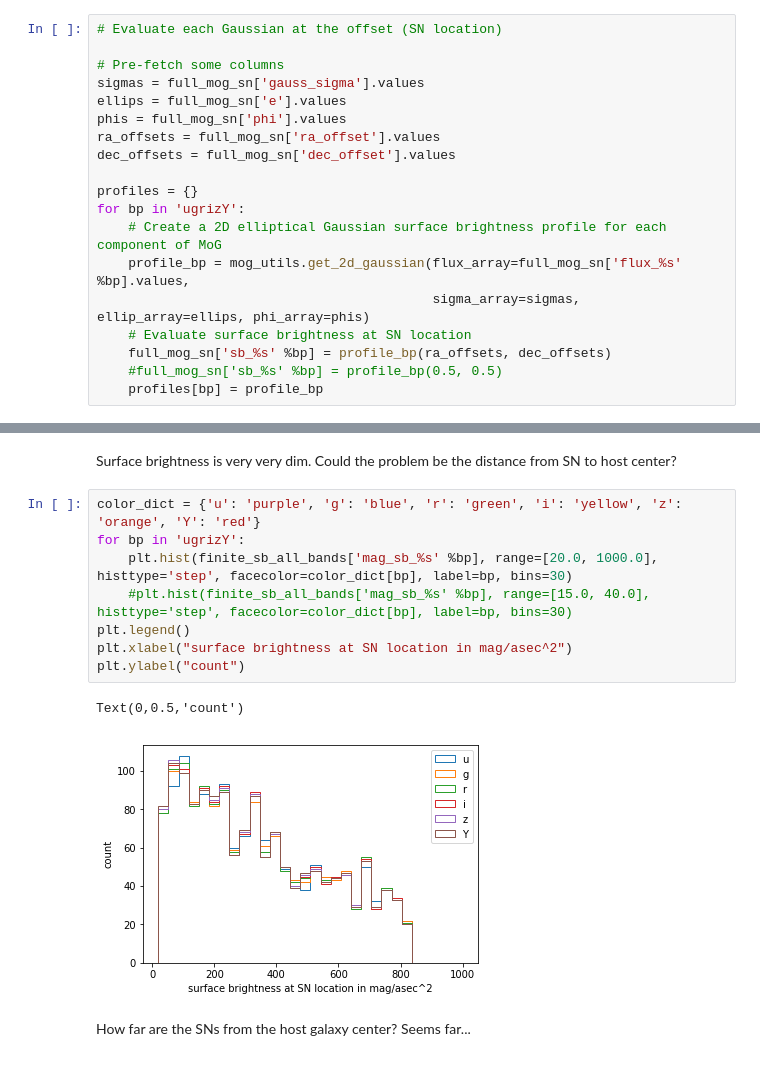
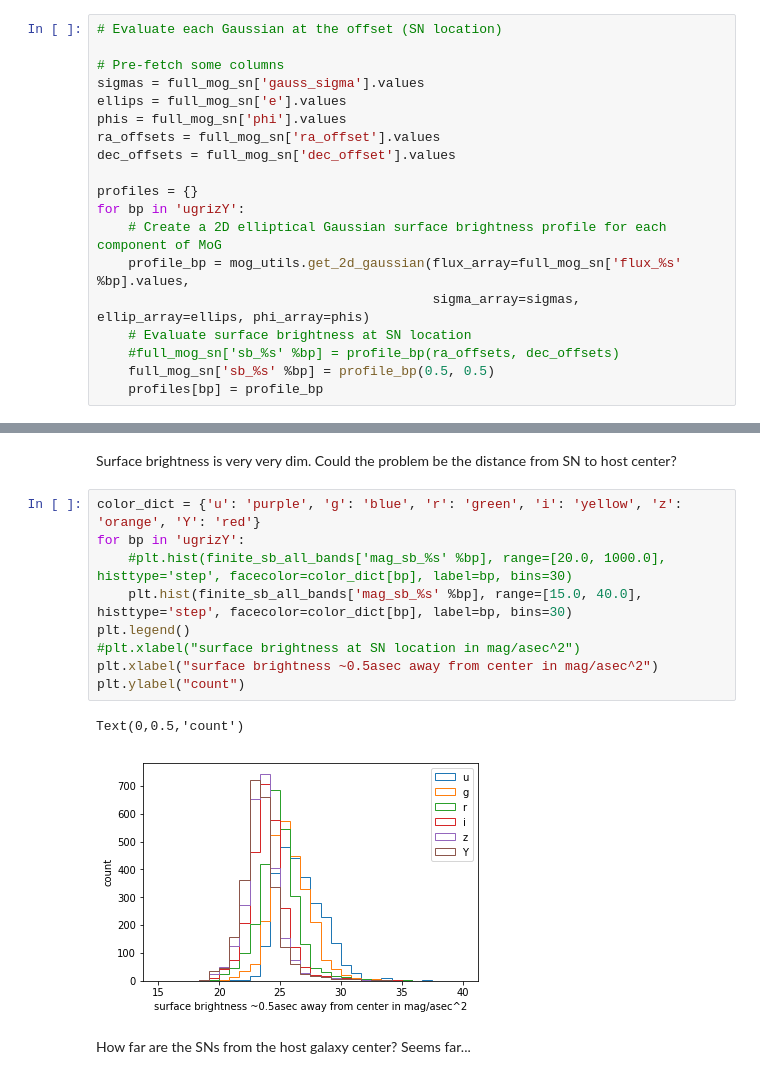
Before and after one commit to LSSTDESC/SN_image_catalog_validation, a Jupyter notebook: surface_brightness/sn_surface_brightness.ipynb, the cells around one changed output, grey strips where cells are left out. Drawn from its saved outputs; the diff is of its cells as text.

```diff
--- a/surface_brightness/sn_surface_brightness.ipynb
+++ b/surface_brightness/sn_surface_brightness.ipynb
@@ -150,8 +151,8 @@ for bp in 'ugrizY':
     profile_bp = mog_utils.get_2d_gaussian(flux_array=full_mog_sn['flux_%s' %bp].values,
                                            sigma_array=sigmas, ellip_array=ellips, phi_array=phis)
     # Evaluate surface brightness at SN location
-    full_mog_sn['sb_%s' %bp] = profile_bp(ra_offsets, dec_offsets)
-    #full_mog_sn['sb_%s' %bp] = profile_bp(0.5, 0.5)
+    #full_mog_sn['sb_%s' %bp] = profile_bp(ra_offsets, dec_offsets)
+    full_mog_sn['sb_%s' %bp] = profile_bp(0.5, 0.5)
     profiles[bp] = profile_bp
 # %%
 # Sum across Gaussisan components
@@ -179,14 +181,15 @@ Surface brightness is very very dim. Could the problem be the distance from SN t
 # %%
 color_dict = {'u': 'purple', 'g': 'blue', 'r': 'green', 'i': 'yellow', 'z': 'orange', 'Y': 'red'}
 for bp in 'ugrizY':
-    plt.hist(finite_sb_all_bands['mag_sb_%s' %bp], range=[20.0, 1000.0], histtype='step', facecolor=color_dict[bp], label=bp, bins=30)
-    #plt.hist(finite_sb_all_bands['mag_sb_%s' %bp], range=[15.0, 40.0], histtype='step', facecolor=color_dict[bp], label=bp, bins=30)
+    #plt.hist(finite_sb_all_bands['mag_sb_%s' %bp], range=[20.0, 1000.0], histtype='step', facecolor=color_dict[bp], label=bp, bins=30)
+    plt.hist(finite_sb_all_bands['mag_sb_%s' %bp], range=[15.0, 40.0], histtype='step', facecolor=color_dict[bp], label=bp, bins=30)
 plt.legend()
-plt.xlabel("surface brightness at SN location in mag/asec^2")
+#plt.xlabel("surface brightness at SN location in mag/asec^2")
+plt.xlabel("surface brightness ~0.5asec away from center in mag/asec^2")
 plt.ylabel("count")
 # %% [output]
 Text(0,0.5,'count')
-[figure, old version]
+[figure, new version]
 # %% [markdown]
 How far are the SNs from the host galaxy center? Seems far...
 # %%
```
Also changed, not shown: parts of 3 cells of this notebook.
